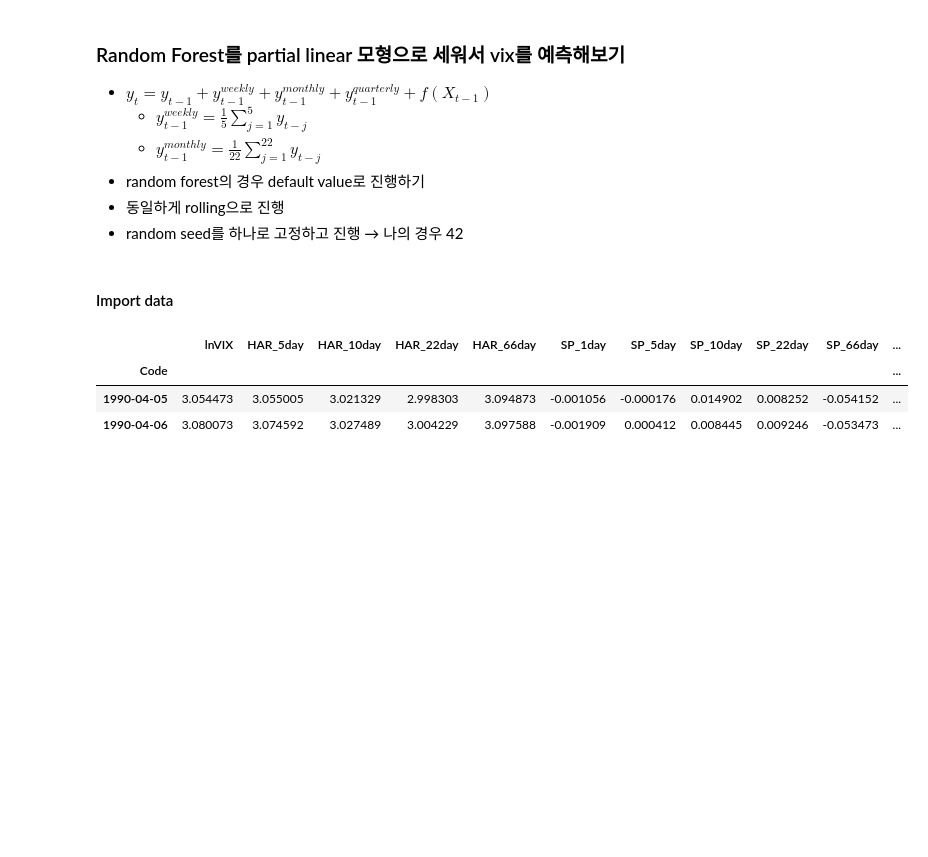
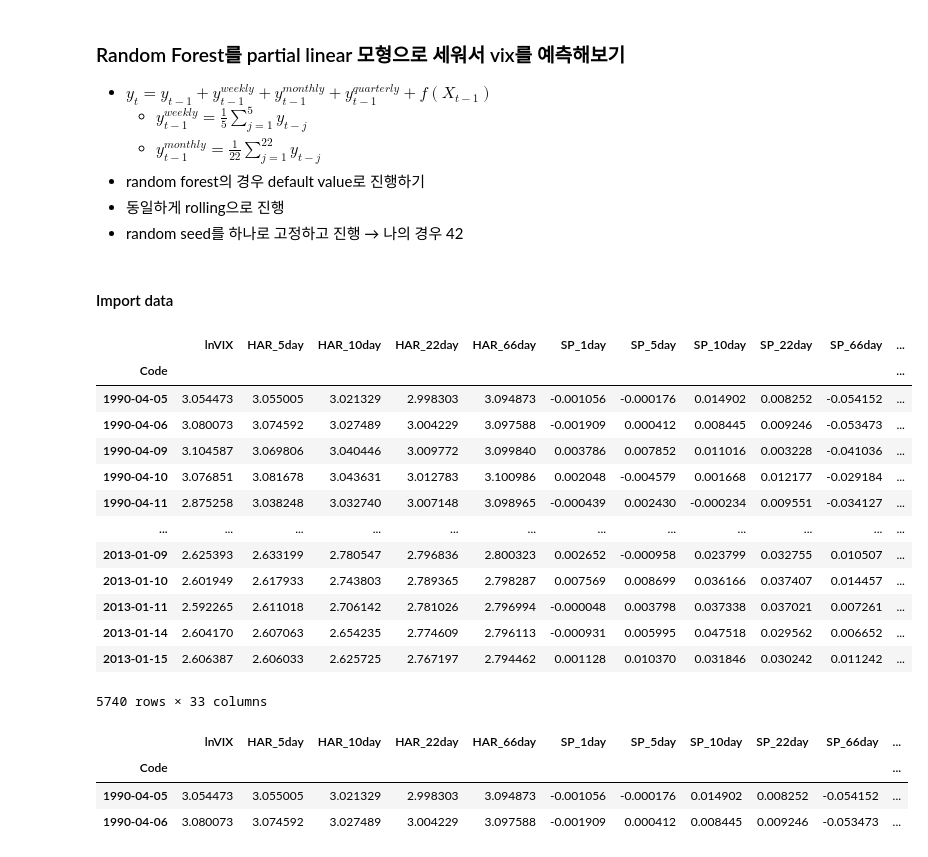
Before and after one commit to Inundata/forecasting-vix, a Jupyter notebook: py-codes/vix-rf-pl.ipynb, the cells around one changed output. Cells and saved outputs as stored; diff of their text form; code cells hidden in the pictures; blank space fills up the shorter version.

```diff
--- a/py-codes/vix-rf-pl.ipynb
+++ b/py-codes/vix-rf-pl.ipynb
@@ -41,6 +43,23 @@ df = df.iloc[:5740, :] # to 1990-04-06 ~ 2013-01-15
                                                 # 최종적으로 forecast horizon은 Fernandes와 동일함
 data = df.to_numpy() # To matrix
 # data = data[66:, :] # obsolete line if dropna performed correctly # TODO: 위의 TODO 주석으로 인해서 이 부분은 주석처리함
+# %%
+df
+# %% [output]
+|  | lnVIX | HAR_5day | HAR_10day | HAR_22day | HAR_66day | SP_1day | SP_5day | SP_10day | SP_22day | SP_66day | ... |
+| Code |  |  |  |  |  |  |  |  |  |  | ... |
+| 1990-04-05 | 3.054473 | 3.055005 | 3.021329 | 2.998303 | 3.094873 | -0.001056 | -0.000176 | 0.014902 | 0.008252 | -0.054152 | ... |
+| 1990-04-06 | 3.080073 | 3.074592 | 3.027489 | 3.004229 | 3.097588 | -0.001909 | 0.000412 | 0.008445 | 0.009246 | -0.053473 | ... |
+| 1990-04-09 | 3.104587 | 3.069806 | 3.040446 | 3.009772 | 3.099840 | 0.003786 | 0.007852 | 0.011016 | 0.003228 | -0.041036 | ... |
+| 1990-04-10 | 3.076851 | 3.081678 | 3.043631 | 3.012783 | 3.100986 | 0.002048 | -0.004579 | 0.001668 | 0.012177 | -0.029184 | ... |
+| 1990-04-11 | 2.875258 | 3.038248 | 3.032740 | 3.007148 | 3.098965 | -0.000439 | 0.002430 | -0.000234 | 0.009551 | -0.034127 | ... |
+| ... | ... | ... | ... | ... | ... | ... | ... | ... | ... | ... | ... |
+| 2013-01-09 | 2.625393 | 2.633199 | 2.780547 | 2.796836 | 2.800323 | 0.002652 | -0.000958 | 0.023799 | 0.032755 | 0.010507 | ... |
+| 2013-01-10 | 2.601949 | 2.617933 | 2.743803 | 2.789365 | 2.798287 | 0.007569 | 0.008699 | 0.036166 | 0.037407 | 0.014457 | ... |
+| 2013-01-11 | 2.592265 | 2.611018 | 2.706142 | 2.781026 | 2.796994 | -0.000048 | 0.003798 | 0.037338 | 0.037021 | 0.007261 | ... |
+| 2013-01-14 | 2.604170 | 2.607063 | 2.654235 | 2.774609 | 2.796113 | -0.000931 | 0.005995 | 0.047518 | 0.029562 | 0.006652 | ... |
+| 2013-01-15 | 2.606387 | 2.606033 | 2.625725 | 2.767197 | 2.794462 | 0.001128 | 0.010370 | 0.031846 | 0.030242 | 0.011242 | ... |
+5740 rows × 33 columns
 # %%
 df.head(2)
 # %% [output]
```
Also changed, not shown: parts of 3 cells of this notebook, 2 other files.
